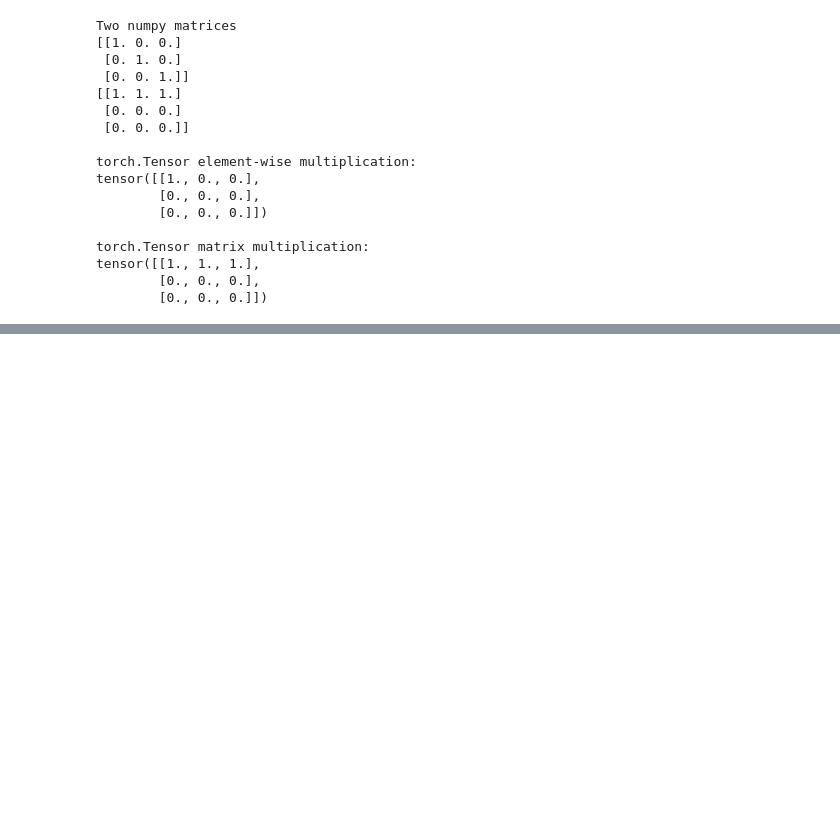
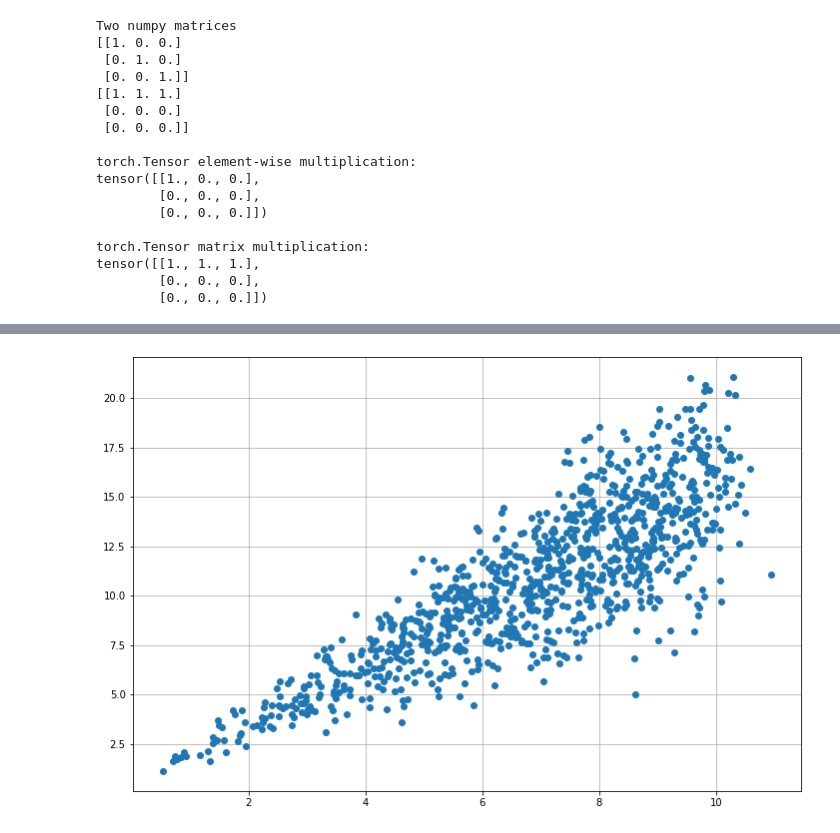
Before and after one commit to drinkingkazu/KMI-2020-Notebooks, a Jupyter notebook: Lec.2_PyTorch_Introduction.ipynb, the cells around one changed output, grey strips where cells are left out. Drawn from its saved outputs; the diff is of its cells as text; code cells hidden in the pictures; blank space fills up the shorter version.

```diff
--- a/Lec.2_PyTorch_Introduction.ipynb
+++ b/Lec.2_PyTorch_Introduction.ipynb
@@ -116,11 +134,13 @@ Using, GPU, we get more than x10 acceleration :) Play with `torch.Tensor`. It wo
 # %%
-from kmi.iotool.fake_data import linear_regression_sample
+from kmi.iotools.fake_data import linear_regression
 
 a,b=1.5,0.5
-x,y=linear_regression_sample(a,b,num_sample=1000)
+x,y=linear_regression(a,b,num_sample=1000)
 
 import matplotlib.pyplot as plt
 fig,ax=plt.subplots(figsize=(12,8),facecolor='w')
 plt.plot(x,y,linestyle='',marker='o',markersize=6)
 plt.grid()
 plt.show()
+# %% [output]
+[figure, added]
```
Also changed, not shown: parts of 26 cells of this notebook, 16 other files.
